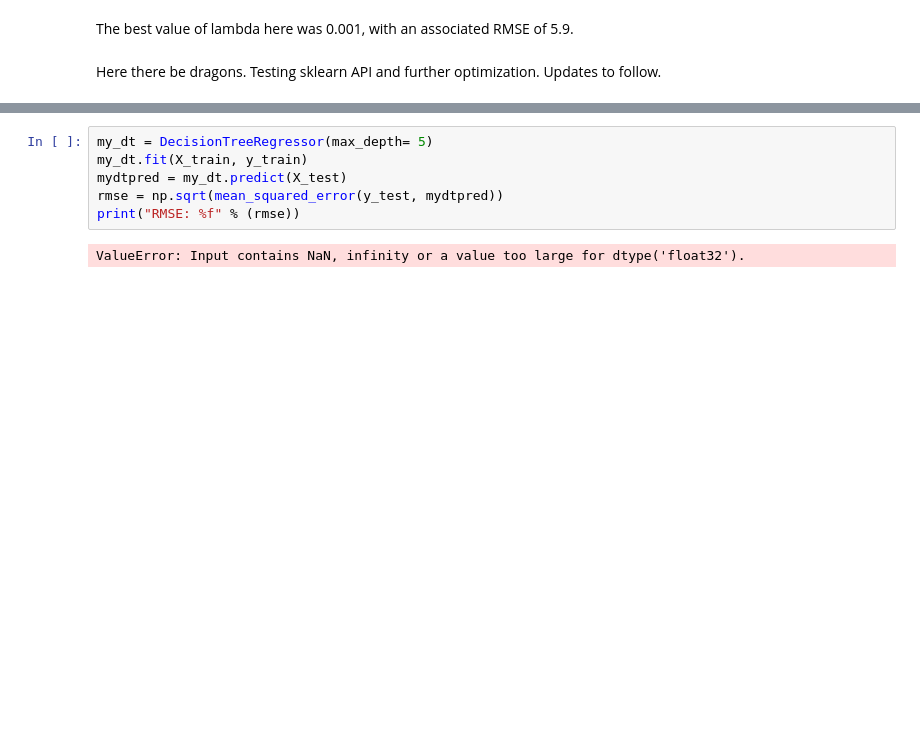
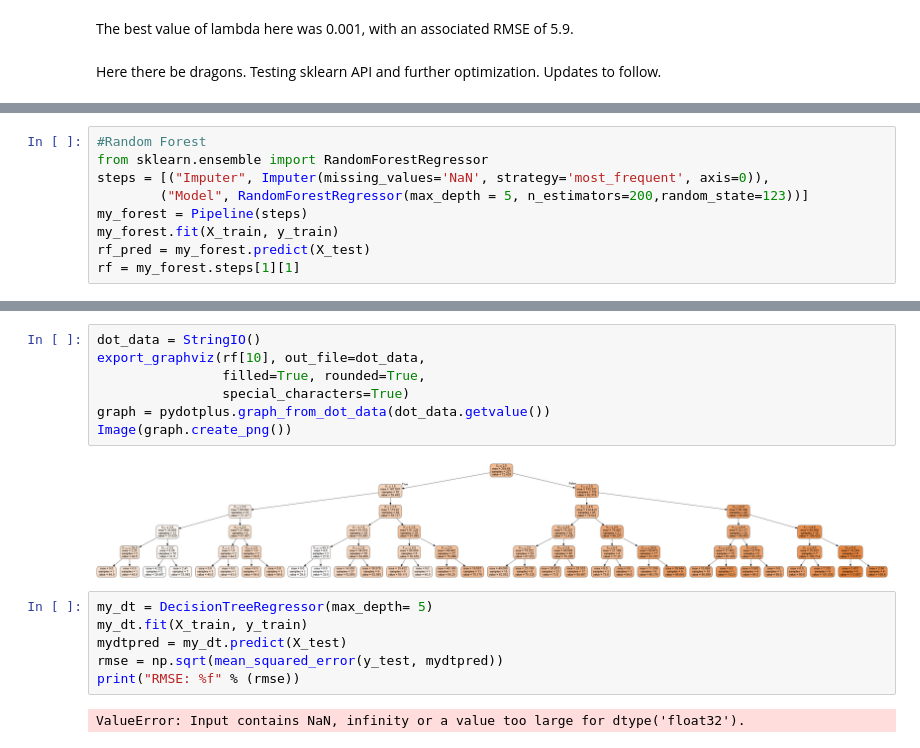
Before and after one commit to tstout80/xgboost-tinkering, a Jupyter notebook: xgboost tinkering python.ipynb, the cells around one changed output, grey strips where cells are left out. Cells and saved outputs as stored; diff of their text form; blank space fills up the shorter version.

```diff
--- a/xgboost tinkering python.ipynb
+++ b/xgboost tinkering python.ipynb
@@ -113,0 +144,9 @@ from sklearn.tree import DecisionTreeRegressor
+# %%
+#Random Forest
+from sklearn.ensemble import RandomForestRegressor
+steps = [("Imputer", Imputer(missing_values='NaN', strategy='most_frequent', axis=0)),
+        ("Model", RandomForestRegressor(max_depth = 5, n_estimators=200,random_state=123))]
+my_forest = Pipeline(steps)
+my_forest.fit(X_train, y_train)
+rf_pred = my_forest.predict(X_test)
+rf = my_forest.steps[1][1]
@@ -114,3 +167,12 @@ from sklearn.tree import DecisionTreeRegressor
+# %%
+dot_data = StringIO()
+export_graphviz(rf[10], out_file=dot_data,
+                filled=True, rounded=True,
+                special_characters=True)
+graph = pydotplus.graph_from_dot_data(dot_data.getvalue())
+Image(graph.create_png())
+# %% [output]
+[figure, added]
 # %%
 my_dt = DecisionTreeRegressor(max_depth= 5)
 my_dt.fit(X_train, y_train)
```
Also changed, not shown: parts of 11 cells of this notebook, 1 other file.
